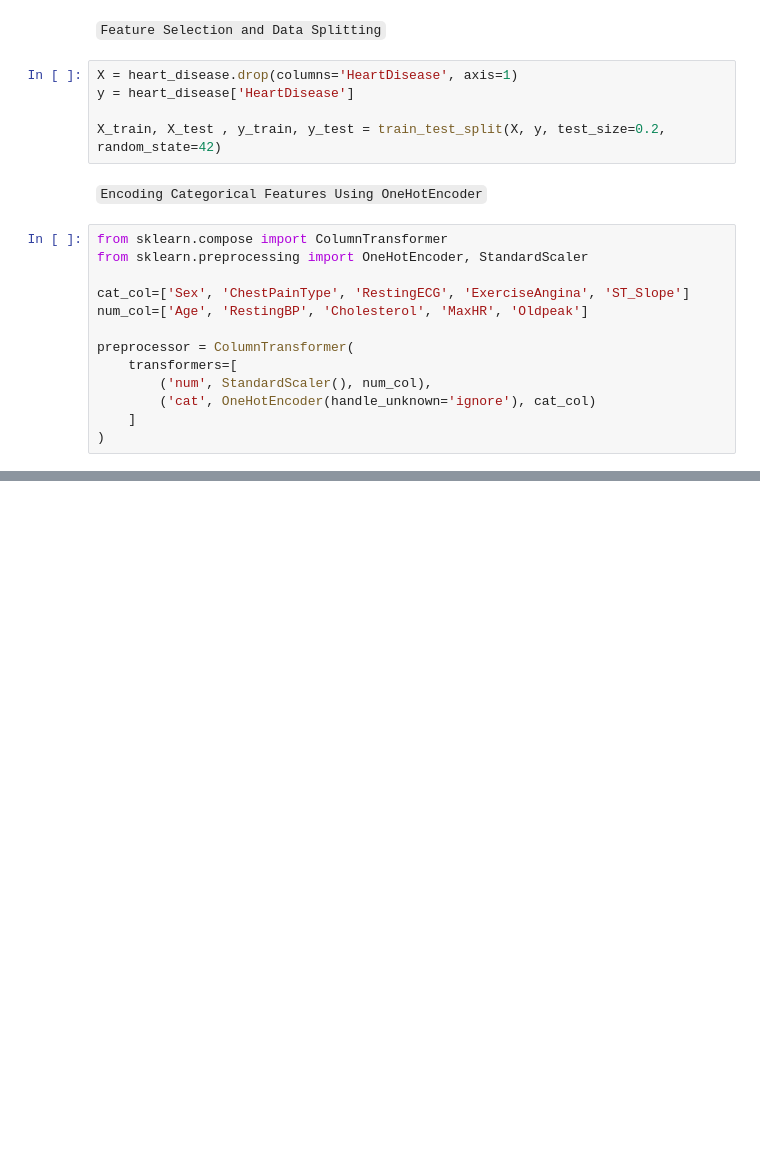
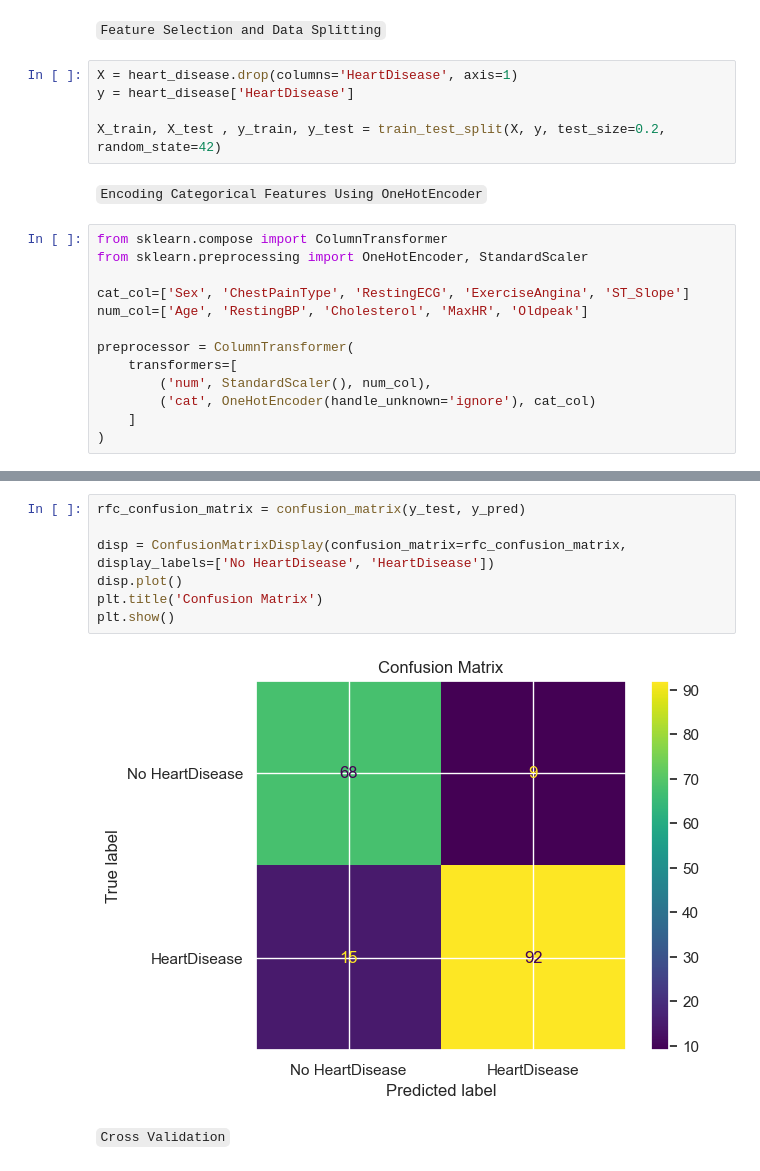
Before and after one commit to codewithraphael/machine-learning, a Jupyter notebook: Heart Failure Prediction/Notebook/heart_disease.ipynb, the cells around one changed output, grey strips where cells are left out. Drawn from its saved outputs; the diff is of its cells as text; blank space fills up the shorter version.

```diff
--- a/Heart Failure Prediction/Notebook/heart_disease.ipynb
+++ b/Heart Failure Prediction/Notebook/heart_disease.ipynb
@@ -467,0 +469,11 @@ plt.show()
+# %%
+rfc_confusion_matrix = confusion_matrix(y_test, y_pred)
+
+disp = ConfusionMatrixDisplay(confusion_matrix=rfc_confusion_matrix, display_labels=['No HeartDisease', 'HeartDisease'])
+disp.plot()
+plt.title('Confusion Matrix')
+plt.show()
+# %% [output]
+[figure, added]
+# %% [markdown]
+`Cross Validation`
```
Also changed, not shown: parts of 80 cells of this notebook.
